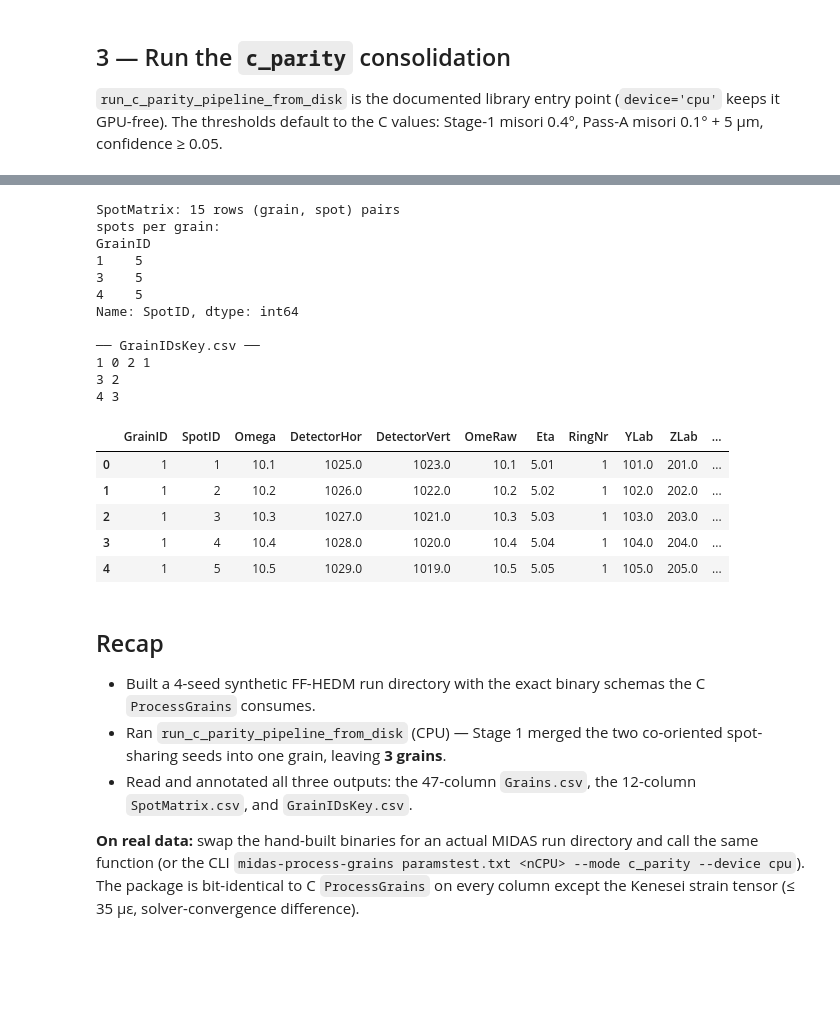
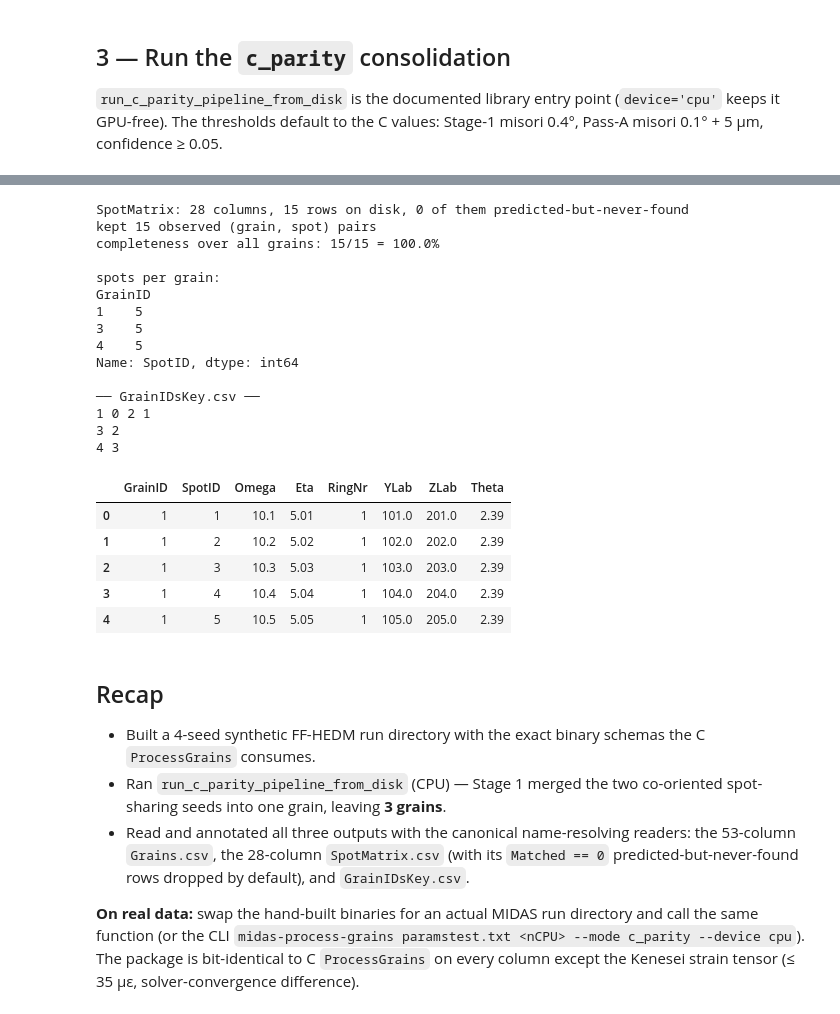
Before and after one commit to marinerhemant/MIDAS, a Jupyter notebook: packages/midas_process_grains/notebooks/01_ff_grain_consolidation.ipynb, the cells around one changed output, grey strips where cells are left out. Saved outputs shown, nothing was run; the diff lists cells and outputs as text; code cells hidden in the pictures; blank space fills up the shorter version.

```diff
--- a/packages/midas_process_grains/notebooks/01_ff_grain_consolidation.ipynb
+++ b/packages/midas_process_grains/notebooks/01_ff_grain_consolidation.ipynb
@@ -280,37 +343,54 @@ from `InputAllExtraInfoFittingAll.csv` by `SpotID`.
 
 `GrainIDsKey.csv` is the compact cluster→grain map (one line per kept grain).
 # %%
-# Each data row ends in a trailing tab (C printf "...%lf\t\n"), so pandas sees
-# one extra all-NaN column — read headerless, drop it, then name the 12 columns.
-sm = pd.read_csv(RUN_DIR / 'SpotMatrix.csv', sep='\t', comment='%', header=None)
-sm = sm.dropna(axis=1, how='all')
-sm.columns = ['GrainID', 'SpotID', 'Omega', 'DetectorHor', 'DetectorVert',
-              'OmeRaw', 'Eta', 'RingNr', 'YLab', 'ZLab', 'Theta', 'StrainError']
-print(f'SpotMatrix: {len(sm)} rows (grain, spot) pairs')
-print('spots per grain:')
+from midas_process_grains.io import read_spot_matrix
+
+# The reader handles the trailing tab the C printf leaves on every row (a bare
+# split('\t') yields an empty 29th field and float('') raises) and drops the
+# Matched == 0 rows by default.
+sm_path = RUN_DIR / 'SpotMatrix.csv'
+s = read_spot_matrix(sm_path)
+print(f'SpotMatrix: {s.n_columns} columns, {s.n_rows_total} rows on disk, '
+      f'{s.n_rows_unmatched} of them predicted-but-never-found')
+print(f'kept {len(s.grain_id)} observed (grain, spot) pairs')
+
+# Opt in to the un-found population when the deficit is what you are after.
+s_all = read_spot_matrix(sm_path, matched_only=False)
+if s_all.matched is not None:
+    found = s_all.matched > 0.5
+    print(f'completeness over all grains: {int(found.sum())}/{found.size} '
+          f'= {found.mean():.1%}')
+
+sm = pd.DataFrame({'GrainID': s.grain_id, 'SpotID': s.spot_id,
+                   'Omega': s.omega, 'Eta': s.eta, 'RingNr': s.ring_nr,
+                   'YLab': s.y_lab, 'ZLab': s.z_lab, 'Theta': s.theta})
+print('\nspots per grain:')
 print(sm.groupby('GrainID')['SpotID'].count())
 print('\n── GrainIDsKey.csv ──')
 print((RUN_DIR / 'GrainIDsKey.csv').read_text())
 sm.head()
 # %% [output]
-SpotMatrix: 15 rows (grain, spot) pairs
+SpotMatrix: 28 columns, 15 rows on disk, 0 of them predicted-but-never-found
+kept 15 observed (grain, spot) pairs
+completeness over all grains: 15/15 = 100.0%
+
 spots per grain:
 GrainID
 1    5
 3    5
 4    5
 Name: SpotID, dtype: int64
 
 ── GrainIDsKey.csv ──
 1 0 2 1
 3 2
 4 3
-|  | GrainID | SpotID | Omega | DetectorHor | DetectorVert | OmeRaw | Eta | RingNr | YLab | ZLab | ... |
-| 0 | 1 | 1 | 10.1 | 1025.0 | 1023.0 | 10.1 | 5.01 | 1 | 101.0 | 201.0 | ... |
-| 1 | 1 | 2 | 10.2 | 1026.0 | 1022.0 | 10.2 | 5.02 | 1 | 102.0 | 202.0 | ... |
-| 2 | 1 | 3 | 10.3 | 1027.0 | 1021.0 | 10.3 | 5.03 | 1 | 103.0 | 203.0 | ... |
-| 3 | 1 | 4 | 10.4 | 1028.0 | 1020.0 | 10.4 | 5.04 | 1 | 104.0 | 204.0 | ... |
-| 4 | 1 | 5 | 10.5 | 1029.0 | 1019.0 | 10.5 | 5.05 | 1 | 105.0 | 205.0 | ... |
+|  | GrainID | SpotID | Omega | Eta | RingNr | YLab | ZLab | Theta |
+| 0 | 1 | 1 | 10.1 | 5.01 | 1 | 101.0 | 201.0 | 2.39 |
+| 1 | 1 | 2 | 10.2 | 5.02 | 1 | 102.0 | 202.0 | 2.39 |
+| 2 | 1 | 3 | 10.3 | 5.03 | 1 | 103.0 | 203.0 | 2.39 |
+| 3 | 1 | 4 | 10.4 | 5.04 | 1 | 104.0 | 204.0 | 2.39 |
+| 4 | 1 | 5 | 10.5 | 5.05 | 1 | 105.0 | 205.0 | 2.39 |
 # %% [markdown]
 ## Recap
 
@@ -318,8 +398,10 @@ Name: SpotID, dtype: int64
   the C `ProcessGrains` consumes.
 - Ran `run_c_parity_pipeline_from_disk` (CPU) — Stage 1 merged the two
   co-oriented spot-sharing seeds into one grain, leaving **3 grains**.
-- Read and annotated all three outputs: the 47-column `Grains.csv`, the
-  12-column `SpotMatrix.csv`, and `GrainIDsKey.csv`.
+- Read and annotated all three outputs with the canonical name-resolving
+  readers: the 53-column `Grains.csv`, the 28-column `SpotMatrix.csv` (with
+  its `Matched == 0` predicted-but-never-found rows dropped by default), and
+  `GrainIDsKey.csv`.
 
 **On real data:** swap the hand-built binaries for an actual MIDAS run
 directory and call the same function (or the CLI
```
Also changed, not shown: parts of 9 cells of this notebook, 5 other files.
